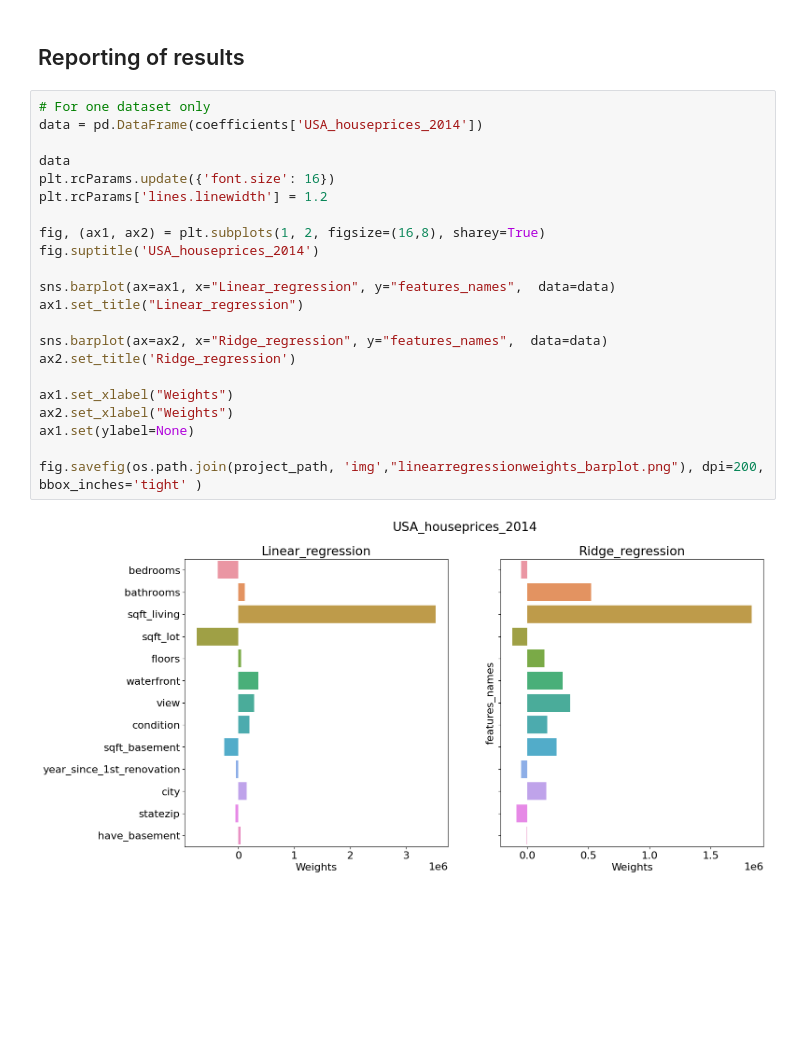
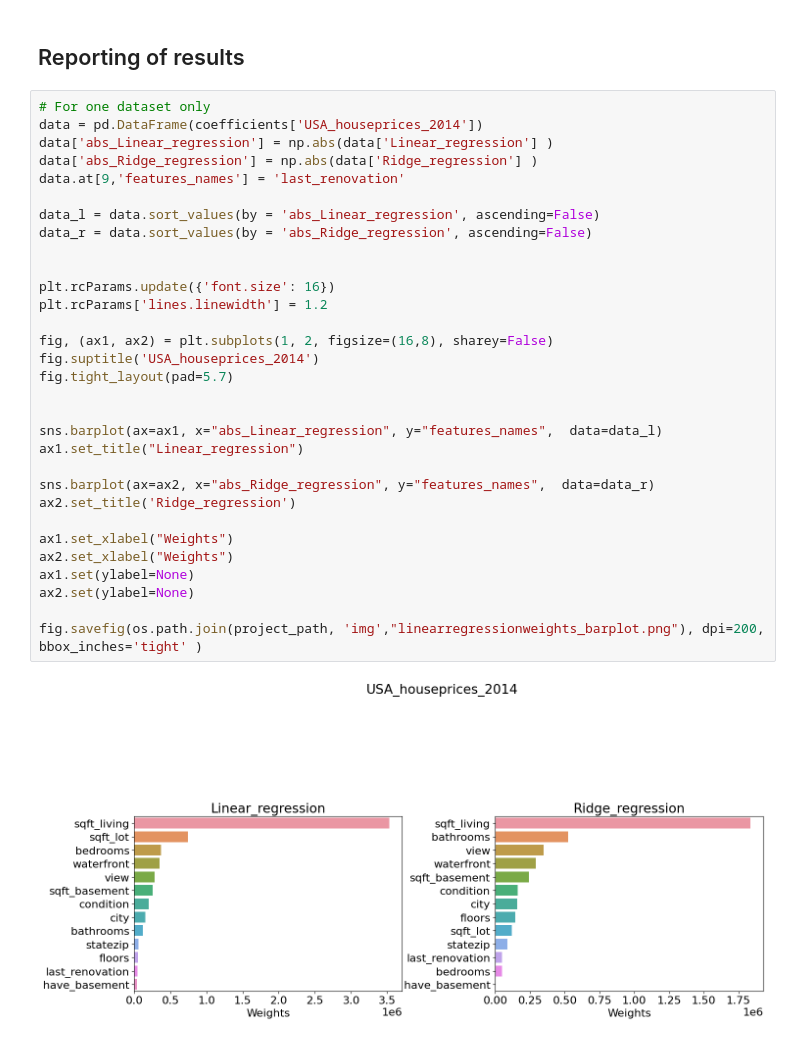
Before and after one commit to jorgedelpozolerida/KDS_Statistics_GroupProject, a Jupyter notebook: src/LinearRegression/linearregression_method.ipynb, the cells around one changed output. Saved outputs shown, nothing was run; the diff lists cells and outputs as text; blank space fills up the shorter version.

Commit message:
linear regression coefficients plot fixed

```diff
--- a/src/LinearRegression/linearregression_method.ipynb
+++ b/src/LinearRegression/linearregression_method.ipynb
@@ -102,24 +119,33 @@ all_ranks_all_datasets.to_csv(os.path.join(project_path, 'data', 'featureranks_l
 # %%
 # For one dataset only
 data = pd.DataFrame(coefficients['USA_houseprices_2014'])
+data['abs_Linear_regression'] = np.abs(data['Linear_regression'] )
+data['abs_Ridge_regression'] = np.abs(data['Ridge_regression'] )
+data.at[9,'features_names'] = 'last_renovation'
 
-data
+data_l = data.sort_values(by = 'abs_Linear_regression', ascending=False)
+data_r = data.sort_values(by = 'abs_Ridge_regression', ascending=False)
+
+
 plt.rcParams.update({'font.size': 16})
 plt.rcParams['lines.linewidth'] = 1.2
 
-fig, (ax1, ax2) = plt.subplots(1, 2, figsize=(16,8), sharey=True)
+fig, (ax1, ax2) = plt.subplots(1, 2, figsize=(16,8), sharey=False)
 fig.suptitle('USA_houseprices_2014')
+fig.tight_layout(pad=5.7)
 
-sns.barplot(ax=ax1, x="Linear_regression", y="features_names",  data=data)
+
+sns.barplot(ax=ax1, x="abs_Linear_regression", y="features_names",  data=data_l)
 ax1.set_title("Linear_regression")
 
-sns.barplot(ax=ax2, x="Ridge_regression", y="features_names",  data=data)
+sns.barplot(ax=ax2, x="abs_Ridge_regression", y="features_names",  data=data_r)
 ax2.set_title('Ridge_regression')
 
 ax1.set_xlabel("Weights")
 ax2.set_xlabel("Weights")
 ax1.set(ylabel=None)
+ax2.set(ylabel=None)
 
 fig.savefig(os.path.join(project_path, 'img',"linearregressionweights_barplot.png"), dpi=200, bbox_inches='tight' )
 # %% [output]
-[figure, old version]
+[figure, new version]
```
Also changed, not shown: parts of 1 cell of this notebook, 1 other file.
